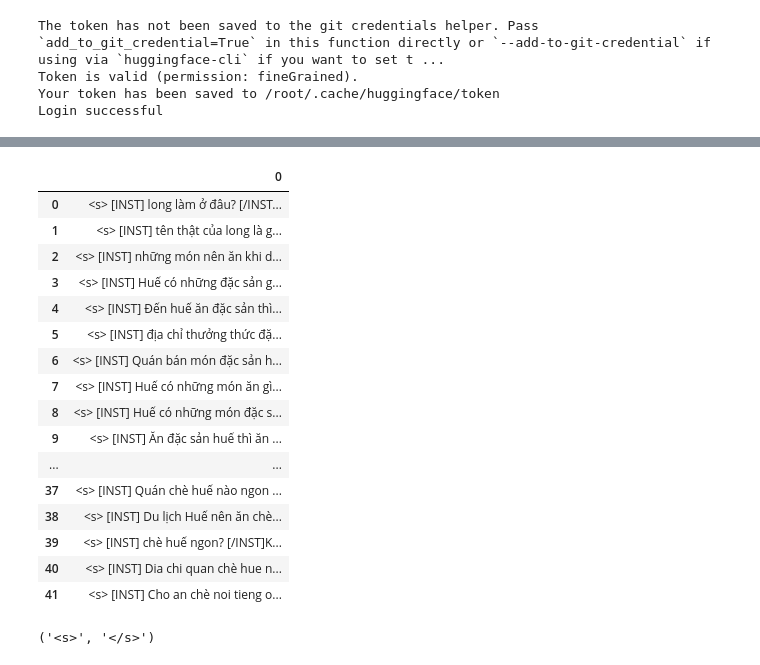
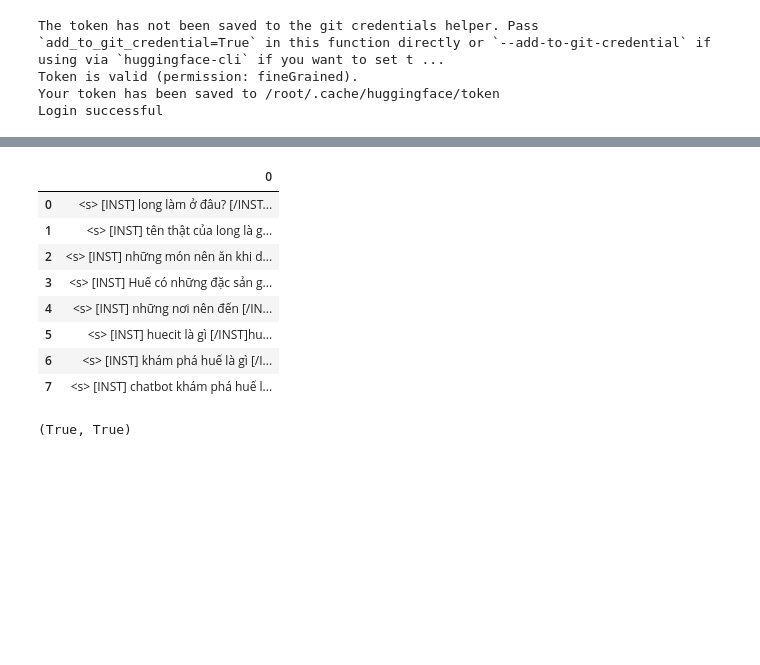
Before and after one commit to 016886611529a/016886611529a, a Jupyter notebook: vistral7b.ipynb, the cells around one changed output, grey strips where cells are left out. Saved outputs shown, nothing was run; the diff lists cells and outputs as text; code cells hidden in the pictures; blank space fills up the shorter version.

Commit message:
Kaggle Notebook | vistral7b | Version 3

```diff
--- a/vistral7b.ipynb
+++ b/vistral7b.ipynb
@@ -63,29 +74,21 @@ View run at https://wandb.ai/nguyenngoclongpdl13-trung-t-m-c-ng-ngh-th-ng-tin-th
 # %%
-df = pd.read_excel("/kaggle/input/datatestlong/dataset.xlsx")
+df = pd.read_excel("/kaggle/input/dataset2/dataset.xlsx")
 df
 df['text'] = '<s> [INST] ' + df['question'] +' [/INST]'+ df['answer'] + '</s>'
 dataset = Dataset.from_pandas(df[['text']])
 pd.DataFrame(dataset['text'])
 # %% [output]
 |  | 0 |
 | 0 | <s> [INST] long làm ở đâu? [/INST... |
 | 1 | <s> [INST] tên thật của long là g... |
 | 2 | <s> [INST] những món nên ăn khi d... |
 | 3 | <s> [INST] Huế có những đặc sản g... |
-| 4 | <s> [INST] Đến huế ăn đặc sản thì... |
-| 5 | <s> [INST] địa chỉ thưởng thức đặ... |
-| 6 | <s> [INST] Quán bán món đặc sản h... |
-| 7 | <s> [INST] Huế có những món ăn gì... |
-| 8 | <s> [INST] Huế có những món đặc s... |
-| 9 | <s> [INST] Ăn đặc sản huế thì ăn ... |
-| ... | ... |
-| 37 | <s> [INST] Quán chè huế nào ngon ... |
-| 38 | <s> [INST] Du lịch Huế nên ăn chè... |
-| 39 | <s> [INST] chè huế ngon? [/INST]K... |
-| 40 | <s> [INST] Dia chi quan chè hue n... |
-| 41 | <s> [INST] Cho an chè noi tieng o... |
+| 4 | <s> [INST] những nơi nên đến [/IN... |
+| 5 | <s> [INST] huecit là gì [/INST]hu... |
+| 6 | <s> [INST] khám phá huế là gì [/I... |
+| 7 | <s> [INST] chatbot khám phá huế l... |
 # %%
-# Load base model
+# Load base model(Mistral 7B)
 bnb_config = BitsAndBytesConfig(
     load_in_4bit= True,
     bnb_4bit_quant_type= "nf4",
@@ -93,27 +96,21 @@ bnb_config = BitsAndBytesConfig(
     bnb_4bit_use_double_quant= False,
 )
 model = AutoModelForCausalLM.from_pretrained(
-        base_model,
-        # load_in_4bit=True,
-        quantization_config=bnb_config,
-        torch_dtype=torch.bfloat16,
-        device_map="auto",
-        trust_remote_code=True,
+    base_model,
+    quantization_config=bnb_config,
+    device_map="auto",
 )
-
-
 model.config.use_cache = False # silence the warnings. Please re-enable for inference!
 model.config.pretraining_tp = 1
 model.gradient_checkpointing_enable()
-
 # Load tokenizer
 tokenizer = AutoTokenizer.from_pretrained(base_model, trust_remote_code=True)
 tokenizer.padding_side = 'right'
 tokenizer.pad_token = tokenizer.eos_token
 tokenizer.add_eos_token = True
-tokenizer.bos_token, tokenizer.eos_token
+tokenizer.add_bos_token, tokenizer.add_eos_token
 # %% [output]
-('<s>', '</s>')
+(True, True)
 # %%
 #Adding the adapters in the layers
 model = prepare_model_for_kbit_training(model)
```
Also changed, not shown: parts of 10 cells of this notebook.
